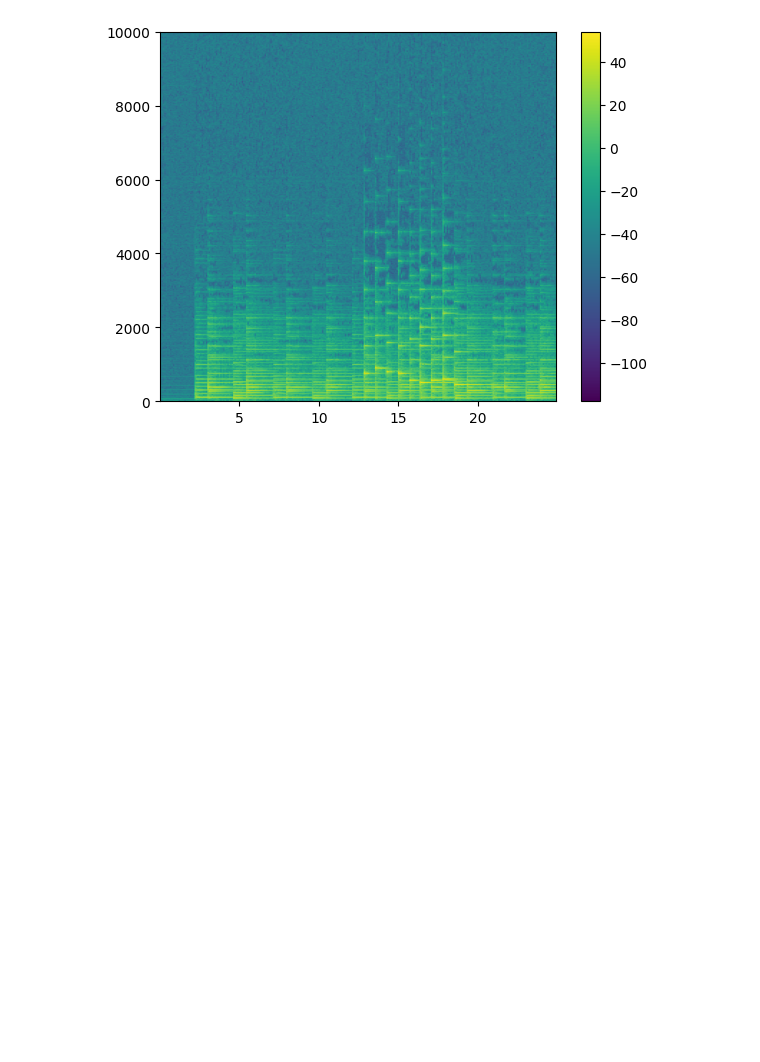
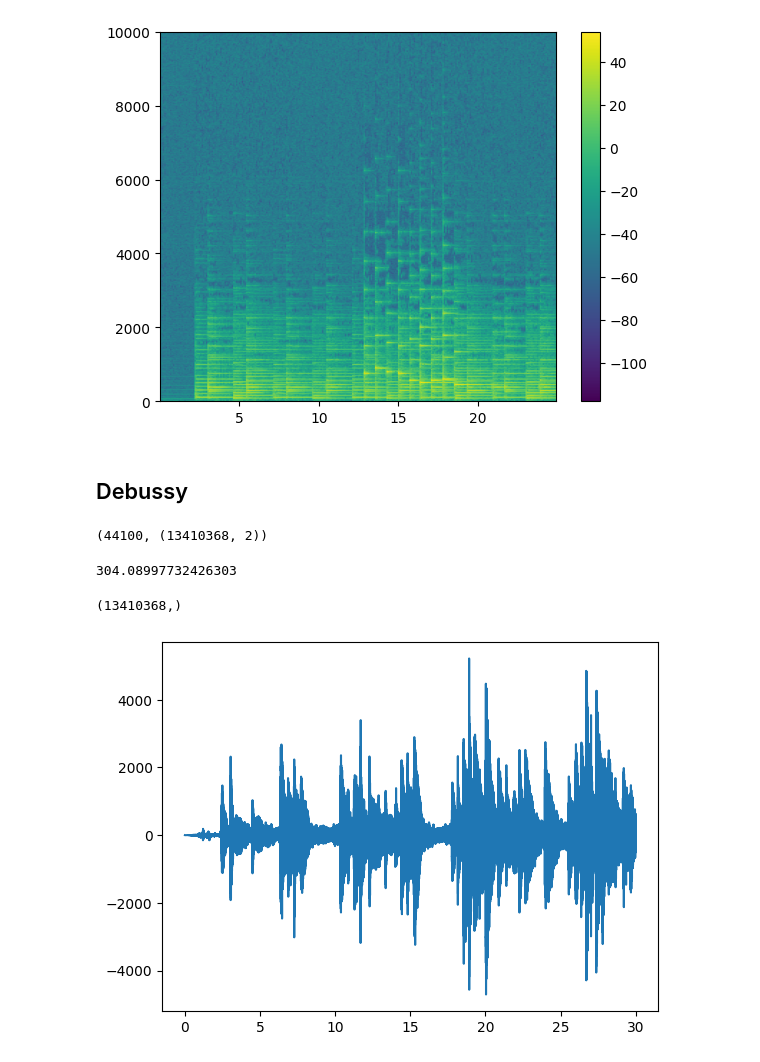
Before and after one commit to andresroliveira/FourierAnalysis, a Jupyter notebook: notebook.ipynb, the cells around one changed output. Saved outputs shown, nothing was run; the diff lists cells and outputs as text; code cells hidden in the pictures; blank space fills up the shorter version.

```diff
--- a/notebook.ipynb
+++ b/notebook.ipynb
@@ -146,3 +145,27 @@ plt.ylim(0, 10000)
 plt.show()
 # %% [output]
 [figure]
+# %% [markdown]
+## Debussy
+# %%
+sr_debussy, music_debussy = wavfile.read('data/debussy.wav')
+sr_debussy, music_debussy.shape
+# %% [output]
+(44100, (13410368, 2))
+# %%
+duration_debussy = music_debussy.shape[0] / sr_debussy
+duration_debussy
+# %% [output]
+304.08997732426303
+# %%
+time_debussy = np.arange(start = 0, stop = duration_debussy, step = 1/sr_debussy)
+time_debussy.shape
+# %% [output]
+(13410368,)
+# %%
+sec = 30
+debussy = music_debussy[:sec * sr_debussy, 0]
+plt.plot(time_debussy[:sec*sr_debussy], debussy)
+plt.show()
+# %% [output]
+[figure, added]
```
Also changed, not shown: parts of 17 cells of this notebook.
